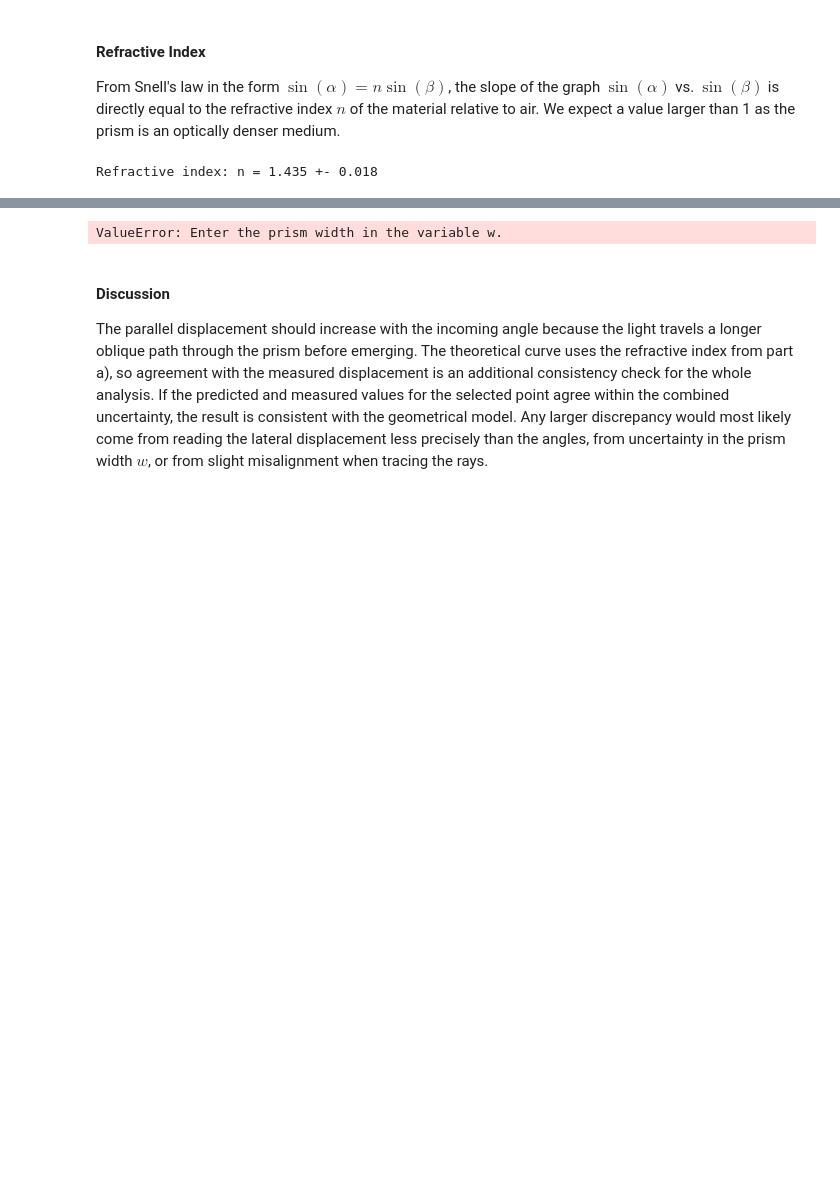
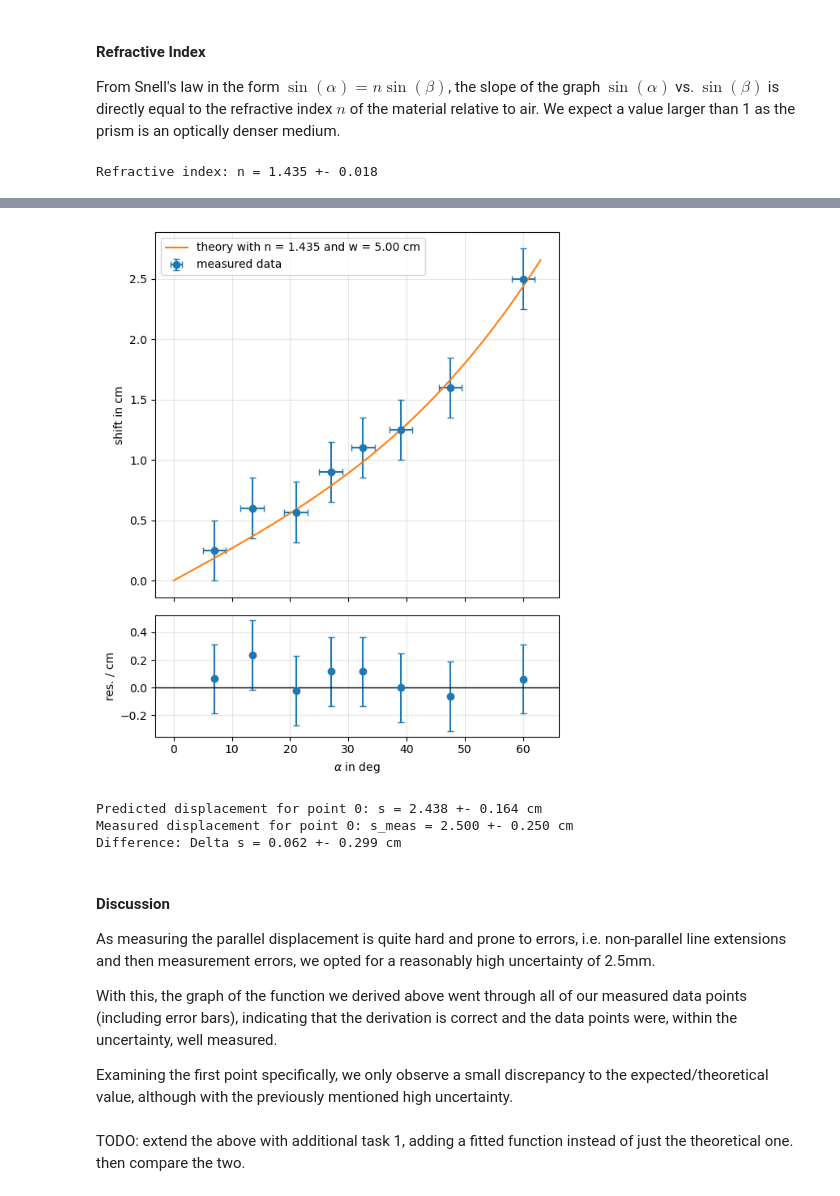
Before and after one commit to jullanggit/lab, a Jupyter notebook: Physics Lab/L3 Refraction/refraction.ipynb, the cells around one changed output, grey strips where cells are left out. Saved outputs shown, nothing was run; the diff lists cells and outputs as text; code cells hidden in the pictures; blank space fills up the shorter version.

Commit message:
do task 2 & 3

```diff
--- a/Physics Lab/L3 Refraction/refraction.ipynb
+++ b/Physics Lab/L3 Refraction/refraction.ipynb
@@ -188,12 +207,12 @@ For one selected measurement point, the predicted displacement and its absolute
 # %%
 # Enter the measurements for the parallel displacement here.
 alpha_shift = alpha  # angle of incidence in degrees
-shift = np.array([2.5, 1.25, 0.567, 0.25, 0.6, 1.1, 2.6, 0.9])         # parallel displacement in cm
-dshift = 0.1                # uncertainty of the displacement in cm
+shift = np.array([2.5, 1.25, 0.567, 0.25, 0.6, 1.1, 1.6, 0.9])         # parallel displacement in cm
+dshift = 0.25                # uncertainty of the displacement in cm
 
 # Width of the prism / glass block in cm.
-w = 0.0
-dw = 0.1
+w = 5.0 # TODO
+dw = 0.15
 
 # Index of the data point for the explicit prediction.
 point_index = 0
@@ -226,34 +245,43 @@ ax_res.grid(True, alpha=0.3)
 
 plt.tight_layout()
 plt.show()
 
 alpha0 = alpha_shift[point_index]
 alpha0_rad = np.deg2rad(alpha0)
 beta0_rad = np.arcsin(np.clip(np.sin(alpha0_rad) / n_sin, -1, 1))
 s0 = displacement_model(alpha0, n_sin, w)
 
 # Numerical partial derivatives for Gaussian error propagation.
 h_alpha = max(np.deg2rad(dalpha), 1e-6)
 h_n = max(dn_sin, 1e-6)
 h_w = max(dw, 1e-6)
 
 def displacement_rad(alpha_rad, n, width_cm):
     beta_rad = np.arcsin(np.clip(np.sin(alpha_rad) / n, -1, 1))
     return width_cm * np.sin(alpha_rad - beta_rad) / np.cos(beta_rad)
 
 ds_dalpha = (displacement_rad(alpha0_rad + h_alpha, n_sin, w) - displacement_rad(alpha0_rad - h_alpha, n_sin, w)) / (2 * h_alpha)
 ds_dn = (displacement_rad(alpha0_rad, n_sin + h_n, w) - displacement_rad(alpha0_rad, n_sin - h_n, w)) / (2 * h_n)
 ds_dw = (displacement_rad(alpha0_rad, n_sin, w + h_w) - displacement_rad(alpha0_rad, n_sin, w - h_w)) / (2 * h_w)
 
 ds0 = np.sqrt((ds_dalpha * np.deg2rad(dalpha))**2 + (ds_dn * dn_sin)**2 + (ds_dw * dw)**2)
 difference = shift[point_index] - s0
 ddifference = np.sqrt(dshift**2 + ds0**2)
 
 print(f'Predicted displacement for point {point_index}: s = {s0:.3f} +- {ds0:.3f} cm')
 print(f'Measured displacement for point {point_index}: s_meas = {shift[point_index]:.3f} +- {dshift:.3f} cm')
 print(f'Difference: Delta s = {difference:.3f} +- {ddifference:.3f} cm')
 # %% [output]
+[figure, added]
-ValueError: Enter the prism width in the variable w.
+Predicted displacement for point 0: s = 2.438 +- 0.164 cm
+Measured displacement for point 0: s_meas = 2.500 +- 0.250 cm
+Difference: Delta s = 0.062 +- 0.299 cm
 # %% [markdown]
 #### Discussion
-The parallel displacement should increase with the incoming angle because the light travels a longer oblique path through the prism before emerging. The theoretical curve uses the refractive index from part a), so agreement with the measured displacement is an additional consistency check for the whole analysis. If the predicted and measured values for the selected point agree within the combined uncertainty, the result is consistent with the geometrical model. Any larger discrepancy would most likely come from reading the lateral displacement less precisely than the angles, from uncertainty in the prism width $w$, or from slight misalignment when tracing the rays.
+As measuring the parallel displacement is quite hard and prone to errors, i.e. non-parallel line extensions and then measurement errors, we opted for a reasonably high uncertainty of 2.5mm.
+
+With this, the graph of the function we derived above went through all of our measured data points (including error bars), indicating that the derivation is correct and the data points were, within the uncertainty, well measured.
+
+Examining the first point specifically, we only observe a small discrepancy to the expected/theoretical value, although with the previously mentioned high uncertainty.
+# %% [markdown]
+TODO: extend the above with additional task 1, adding a fitted function instead of just the theoretical one. then compare the two.
```
Also changed, not shown: parts of 7 cells of this notebook.
